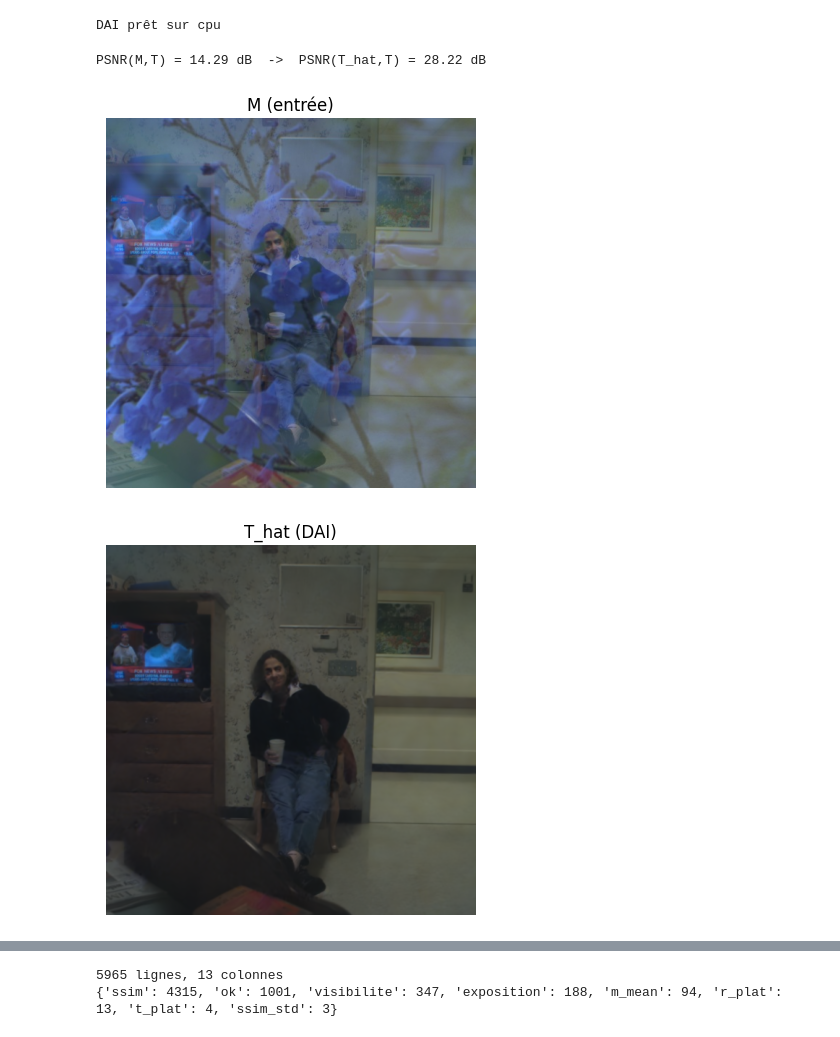
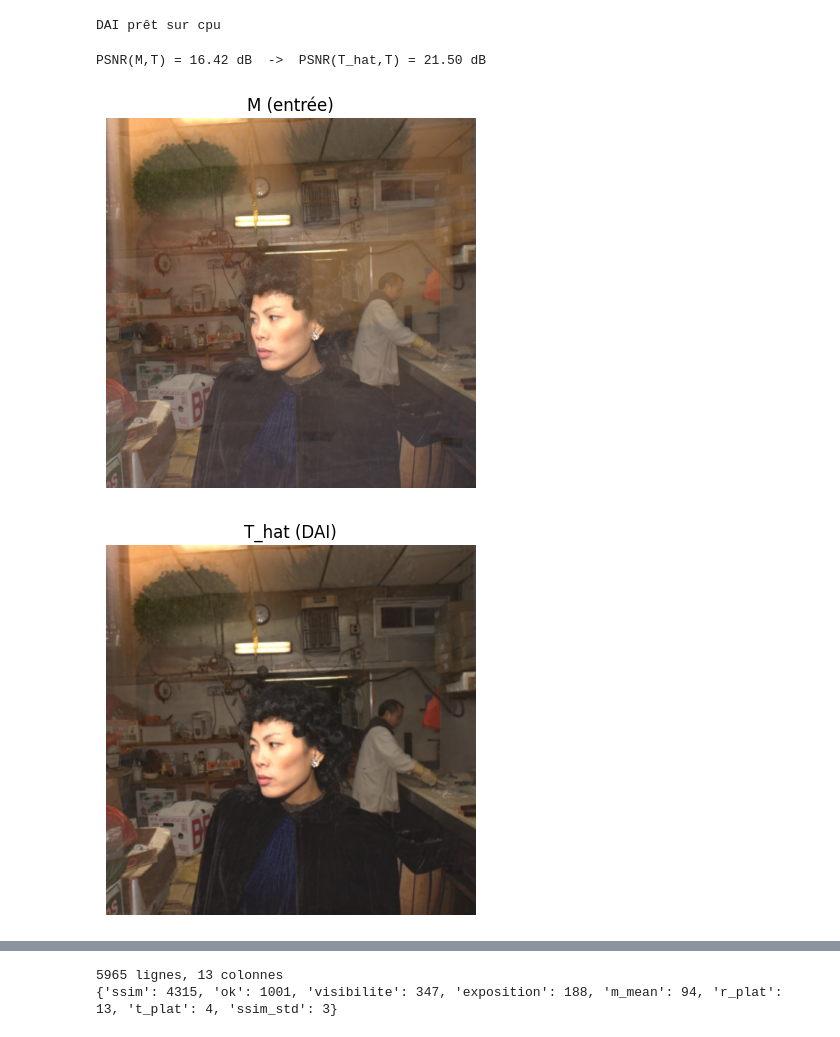
Before and after one commit to TheTrigun99/ProjectsDL, a Jupyter notebook: codingpapers/data_clean.ipynb, the cells around one changed output, grey strips where cells are left out. Cells and saved outputs as stored; diff of their text form; code cells hidden in the pictures.

```diff
--- a/codingpapers/data_clean.ipynb
+++ b/codingpapers/data_clean.ipynb
@@ -1571,14 +1571,14 @@ def dai(x01, prompt="do not remove glass reflection", processing_resolution="aut
     pred = torch.from_numpy(np.asarray(out.prediction[0])).permute(2, 0, 1).unsqueeze(0).to(device)
     return ((pred + 1) / 2).clamp(0, 1)
 # %%
-n = 38
+n = 44
 M = load_jpg(OUT_DIR / f"ex_{n:04d}_m.jpg")     # mixture (avec reflet)
 T = load_jpg(OUT_DIR / f"ex_{n:04d}_t.jpg")     # transmission (GT)
 T_hat = dai(M)
 
 print(f"PSNR(M,T) = {psnr(M,T):.2f} dB  ->  PSNR(T_hat,T) = {psnr(T_hat,T):.2f} dB")
 show01(M, "M (entrée)"); show01(T_hat, "T_hat (DAI)"); show01(T, "T (GT)")
 # %% [output]
-PSNR(M,T) = 14.29 dB  ->  PSNR(T_hat,T) = 28.22 dB
+PSNR(M,T) = 16.42 dB  ->  PSNR(T_hat,T) = 21.50 dB
-[figure, old version]
+[figure, new version]
-[figure, old version]
+[figure, new version]
```
Also changed, not shown: parts of 2 cells of this notebook.
